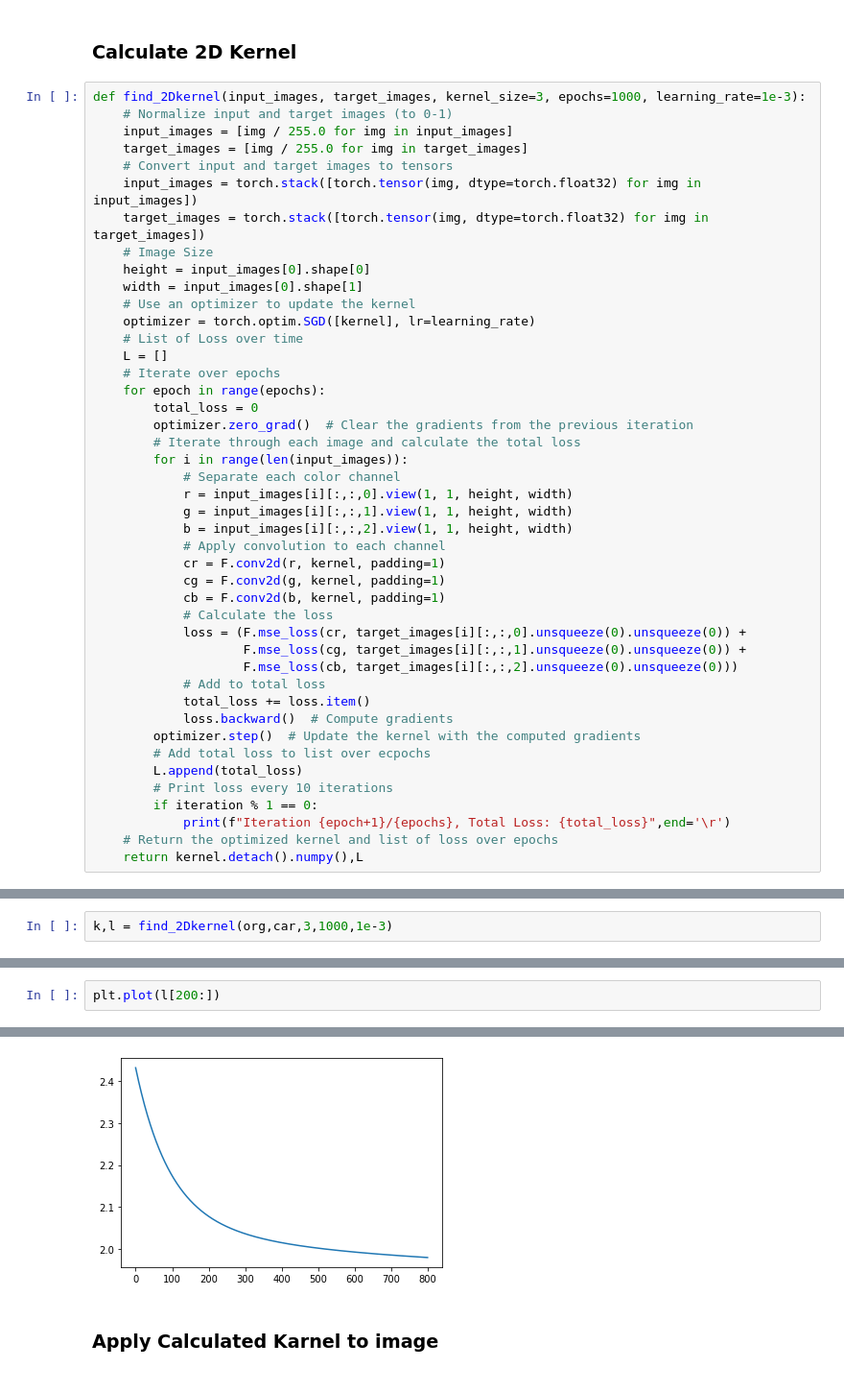
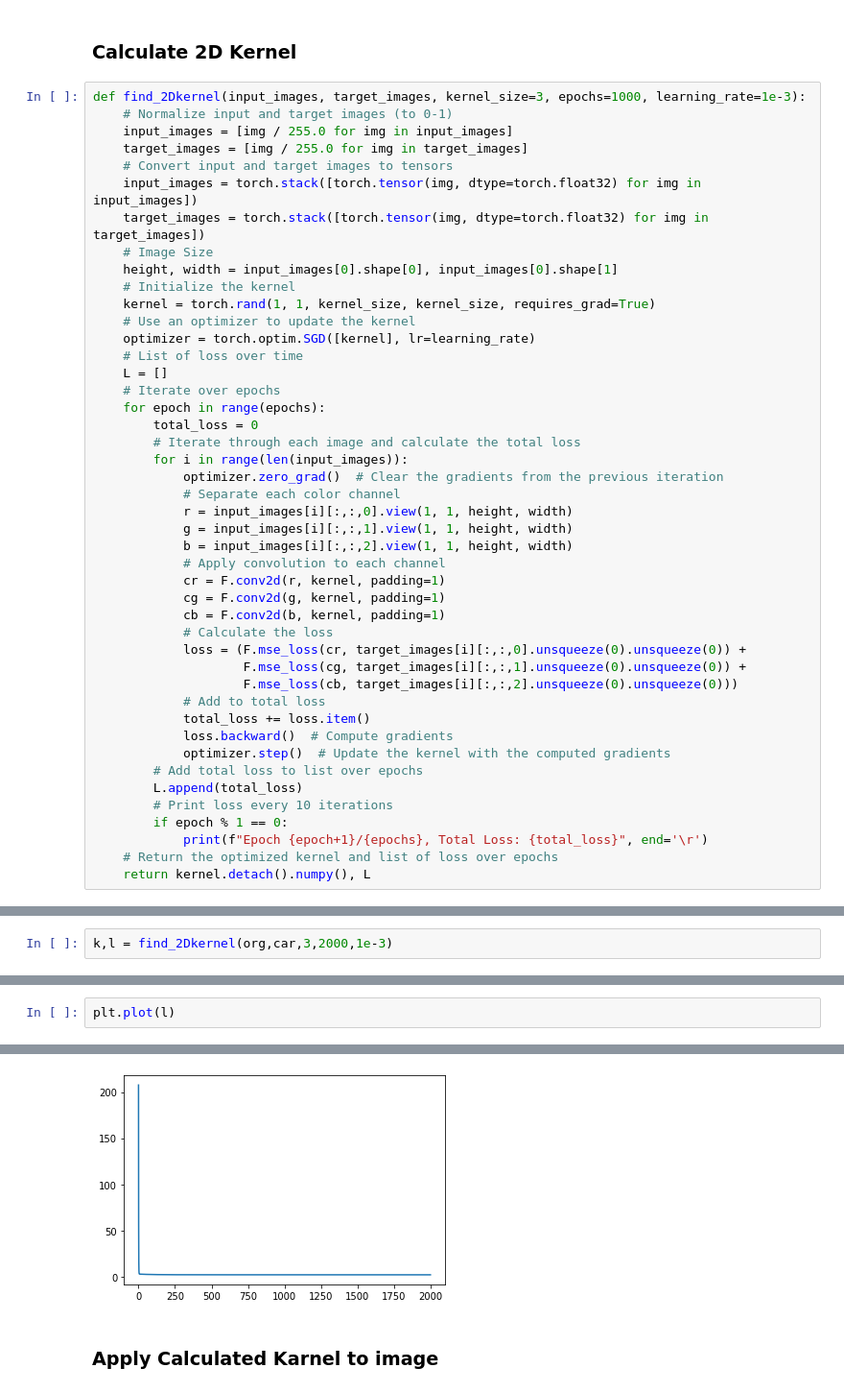
Before and after one commit to ac1094/Vid-Processing, a Jupyter notebook: DNN Kernel Search.ipynb, the cells around one changed output, grey strips where cells are left out. Shown at 96% size. Cells and saved outputs as stored; diff of their text form.

```diff
--- a/DNN Kernel Search.ipynb
+++ b/DNN Kernel Search.ipynb
@@ -40,18 +40,19 @@ def find_2Dkernel(input_images, target_images, kernel_size=3, epochs=1000, learn
     input_images = torch.stack([torch.tensor(img, dtype=torch.float32) for img in input_images])
     target_images = torch.stack([torch.tensor(img, dtype=torch.float32) for img in target_images])
     # Image Size
-    height = input_images[0].shape[0]
-    width = input_images[0].shape[1]
+    height, width = input_images[0].shape[0], input_images[0].shape[1]
+    # Initialize the kernel
+    kernel = torch.rand(1, 1, kernel_size, kernel_size, requires_grad=True)
     # Use an optimizer to update the kernel
     optimizer = torch.optim.SGD([kernel], lr=learning_rate)
-    # List of Loss over time
+    # List of loss over time
     L = []
     # Iterate over epochs
     for epoch in range(epochs):
         total_loss = 0
-        optimizer.zero_grad()  # Clear the gradients from the previous iteration
         # Iterate through each image and calculate the total loss
         for i in range(len(input_images)):
+            optimizer.zero_grad()  # Clear the gradients from the previous iteration
             # Separate each color channel
             r = input_images[i][:,:,0].view(1, 1, height, width)
             g = input_images[i][:,:,1].view(1, 1, height, width)
@@ -67,11 +68,11 @@ def find_2Dkernel(input_images, target_images, kernel_size=3, epochs=1000, learn
             # Add to total loss
             total_loss += loss.item()
             loss.backward()  # Compute gradients
-        optimizer.step()  # Update the kernel with the computed gradients
-        # Add total loss to list over ecpochs
+            optimizer.step()  # Update the kernel with the computed gradients
+        # Add total loss to list over epochs
         L.append(total_loss)
         # Print loss every 10 iterations
-        if iteration % 1 == 0:
-            print(f"Iteration {epoch+1}/{epochs}, Total Loss: {total_loss}",end='\r')
+        if epoch % 1 == 0:
+            print(f"Epoch {epoch+1}/{epochs}, Total Loss: {total_loss}", end='\r')
     # Return the optimized kernel and list of loss over epochs
-    return kernel.detach().numpy(),L
+    return kernel.detach().numpy(), L
@@ -78,3 +81,3 @@ def find_2Dkernel(input_images, target_images, kernel_size=3, epochs=1000, learn
 # %%
-k,l = find_2Dkernel(org,car,3,1000,1e-3)
+k,l = find_2Dkernel(org,car,3,2000,1e-3)
 # %% [output]
@@ -94,8 +95,8 @@ For X.mp4 and Xtoon.mp4 with 3x3 kernel, 1000 epochs and 1e-3 learning rate
 # %%
-plt.plot(l[200:])
+plt.plot(l)
 # %% [output]
 [<matplotlib.lines.Line2D at 0x...>]
-[figure, old version]
+[figure, new version]
 # %% [markdown]
 ### Apply Calculated Karnel to image
 # %%
```
Also changed, not shown: parts of 42 cells of this notebook, 1 other file.
